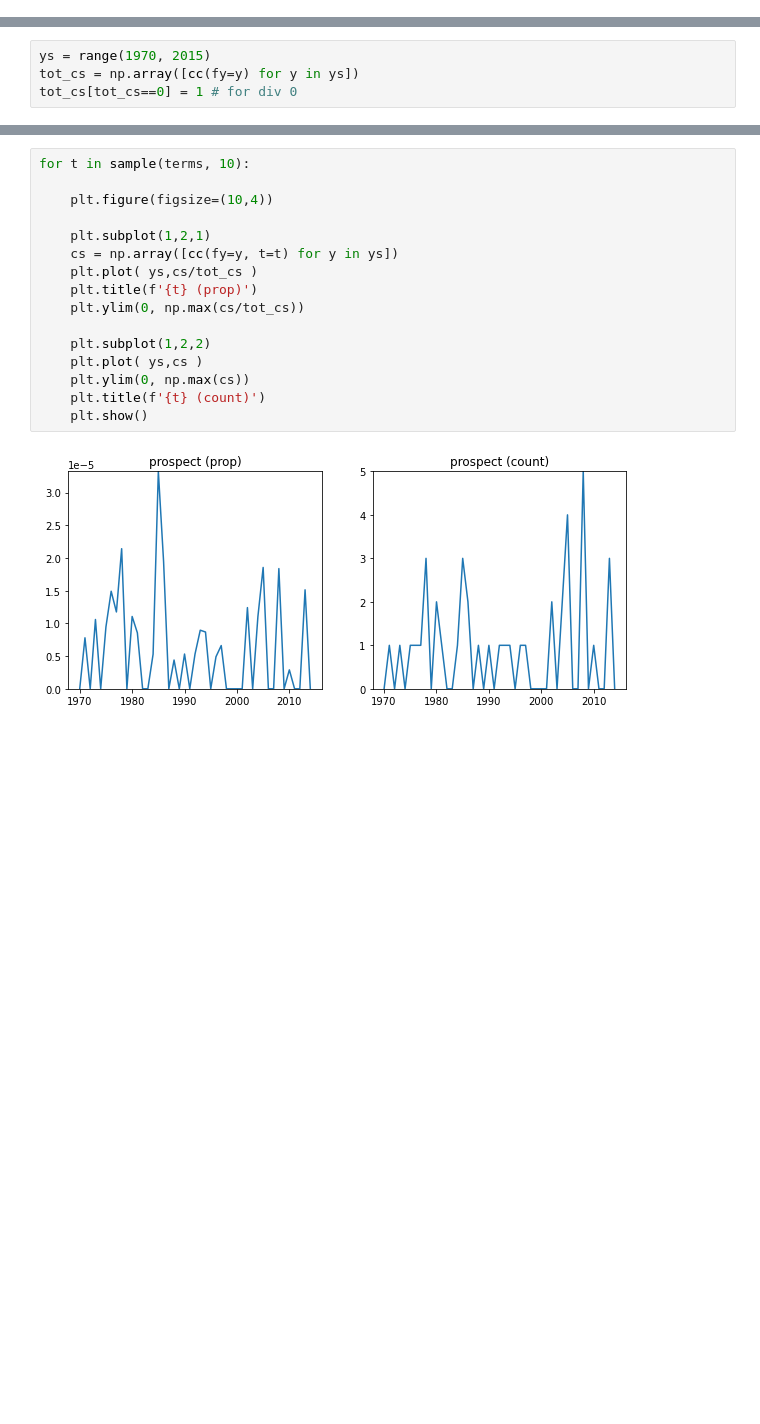
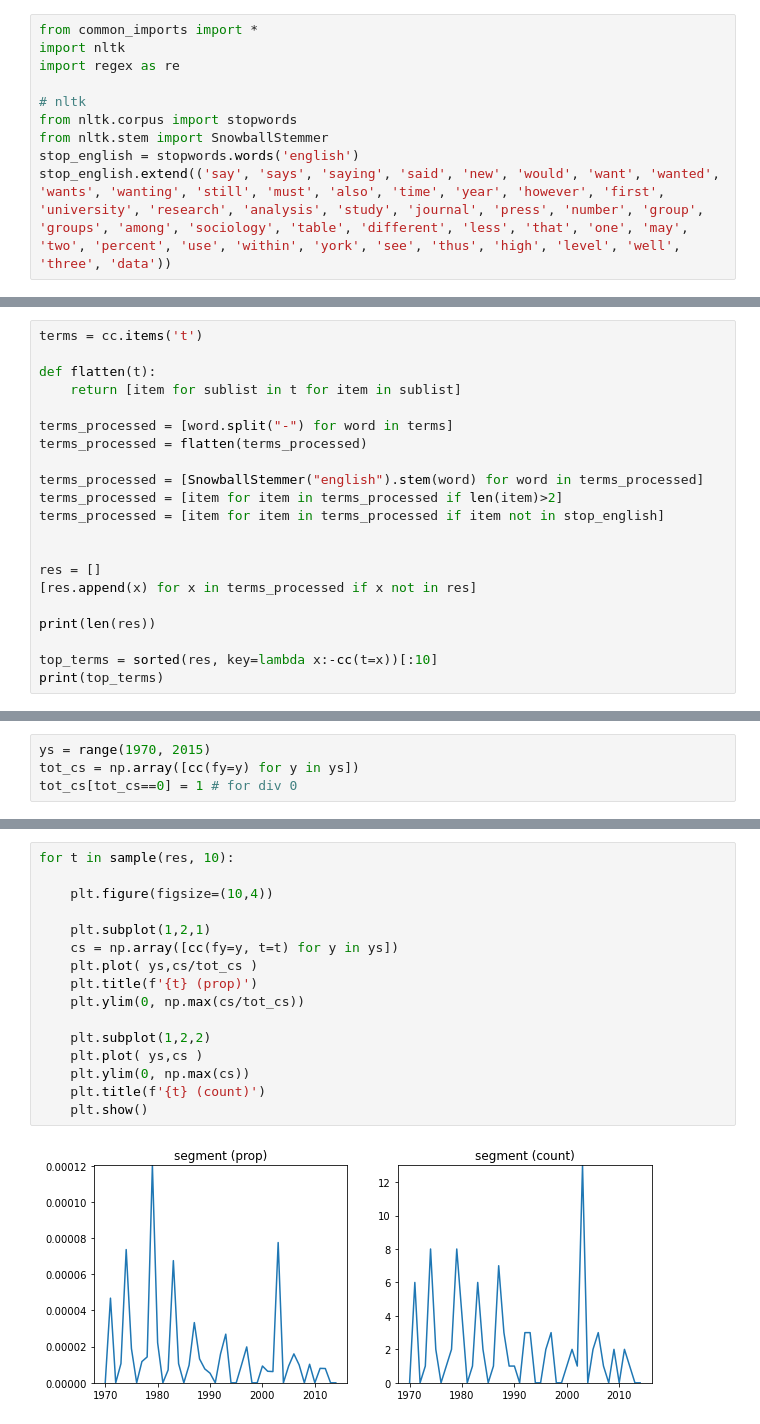
Before and after one commit to amcgail/kk-jstor-sociology, a Jupyter notebook: term_trends.ipynb, the cells around one changed output, grey strips where cells are left out. Drawn from its saved outputs; the diff is of its cells as text; blank space fills up the shorter version.

Commit message:
I have mostly worked on extracting_gensim and term_trends

```diff
--- a/term_trends.ipynb
+++ b/term_trends.ipynb
@@ -3,3 +1,13 @@ from common_imports import *
+# %%
+from common_imports import *
+import nltk
+import regex as re
+
+# nltk
+from nltk.corpus import stopwords
+from nltk.stem import SnowballStemmer
+stop_english = stopwords.words('english')
+stop_english.extend(('say', 'says', 'saying', 'said', 'new', 'would', 'want', 'wanted', 'wants', 'wanting', 'still', 'must', 'also', 'time', 'year', 'however', 'first', 'university', 'research', 'analysis', 'study', 'journal', 'press', 'number', 'group', 'groups', 'among', 'sociology', 'table', 'different', 'less', 'that', 'one', 'may', 'two', 'percent', 'use', 'within', 'york', 'see', 'thus', 'high', 'level', 'well', 'three', 'data'))
 # %%
 cc = counter('count2-pruned')
 # %% [output]
@@ -23,0 +33,21 @@ top_terms = sorted(terms, key=lambda x:-cc(t=x))[:10]
+# %%
+terms = cc.items('t')
+
+def flatten(t):
+    return [item for sublist in t for item in sublist]
+
+terms_processed = [word.split("-") for word in terms]
+terms_processed = flatten(terms_processed)
+
+terms_processed = [SnowballStemmer("english").stem(word) for word in terms_processed]
+terms_processed = [item for item in terms_processed if len(item)>2]
+terms_processed = [item for item in terms_processed if item not in stop_english]
+
+
+res = []
+[res.append(x) for x in terms_processed if x not in res]
+
+print(len(res))
+
+top_terms = sorted(res, key=lambda x:-cc(t=x))[:10]
+print(top_terms)
@@ -55,18 +88,18 @@ for t in top_terms:
 # %%
-for t in sample(terms, 10):
+for t in sample(res, 10):
 
     plt.figure(figsize=(10,4))
 
     plt.subplot(1,2,1)
     cs = np.array([cc(fy=y, t=t) for y in ys])
     plt.plot( ys,cs/tot_cs )
     plt.title(f'{t} (prop)')
     plt.ylim(0, np.max(cs/tot_cs))
 
     plt.subplot(1,2,2)
     plt.plot( ys,cs )
     plt.ylim(0, np.max(cs))
     plt.title(f'{t} (count)')
     plt.show()
 # %% [output]
-[figure, old version]
+[figure, new version]
```
Also changed, not shown: parts of 6 cells of this notebook, 4 other files.
